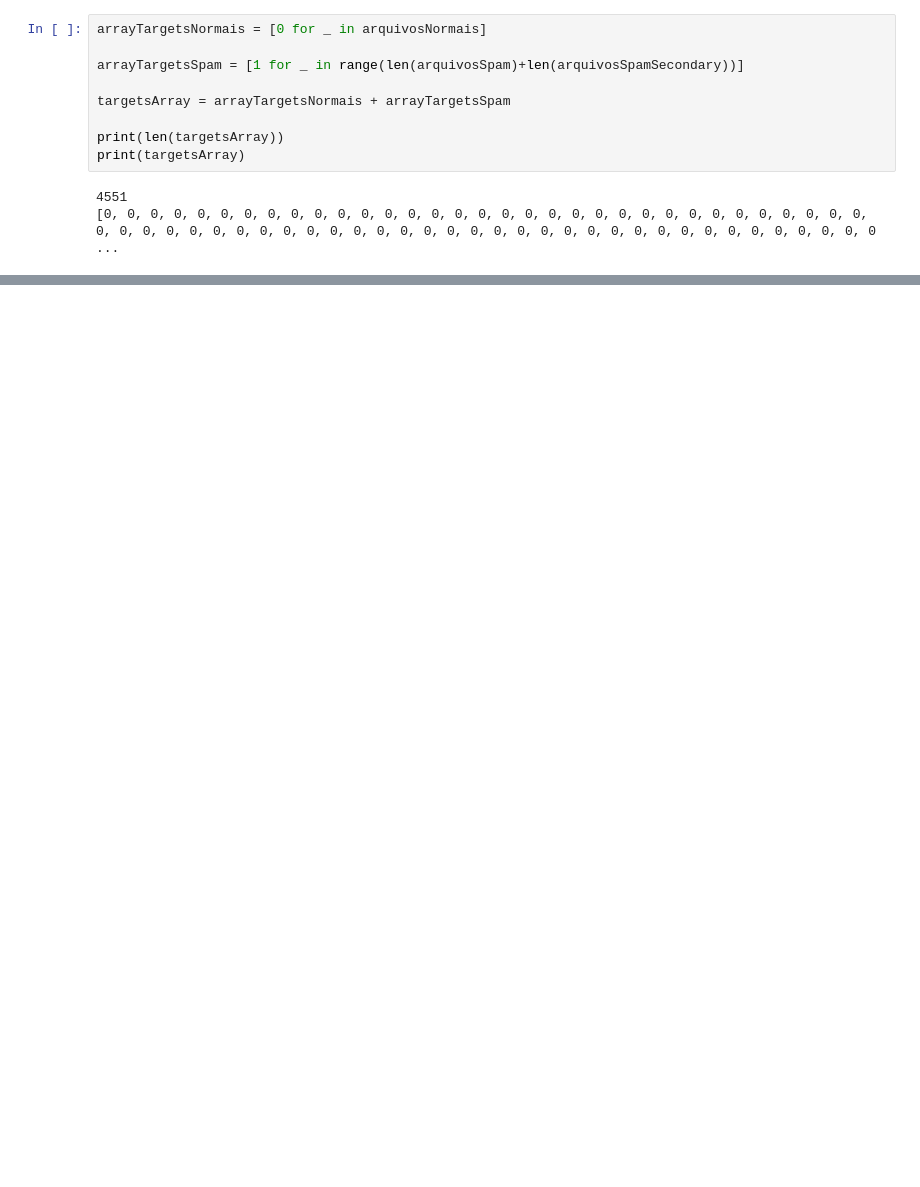
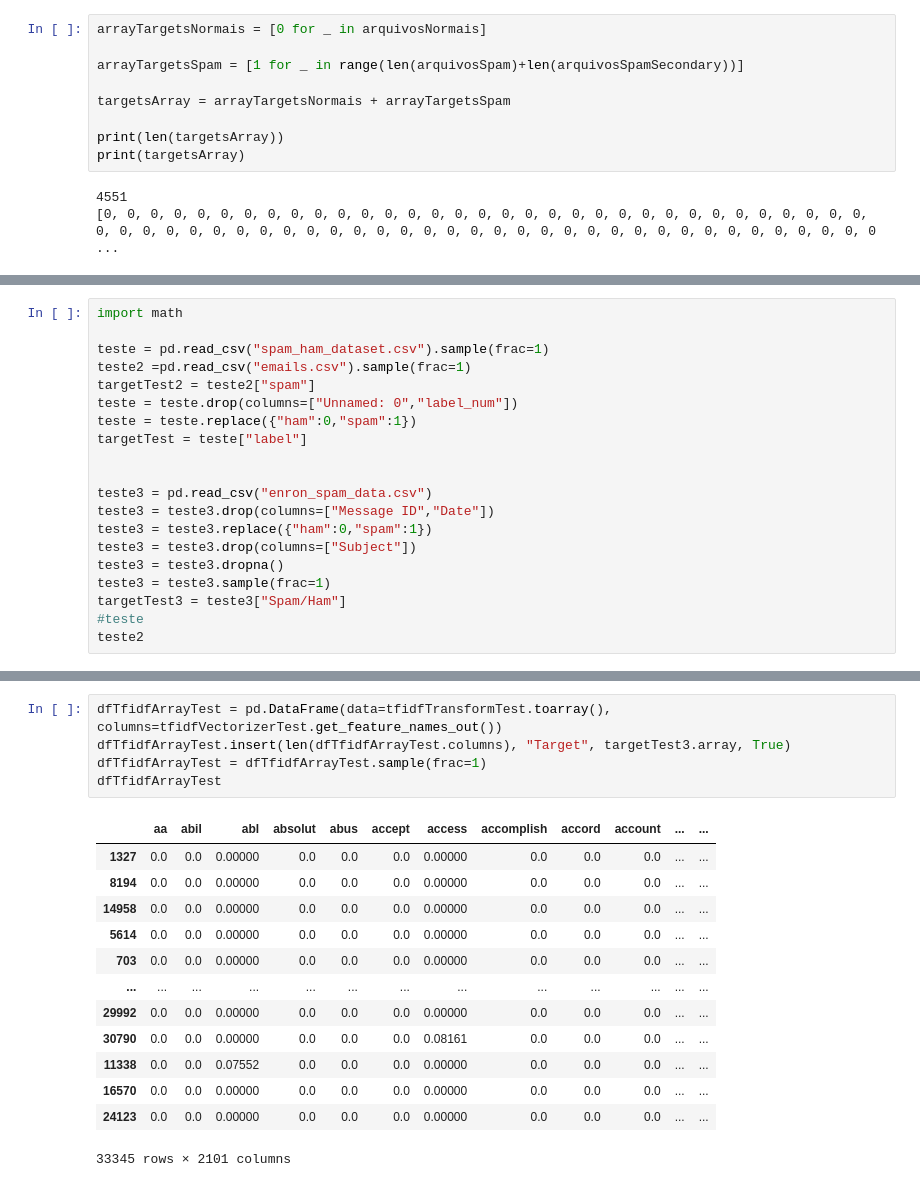
Before and after one commit to PlayerGhost/ciencia_de_dados_data_analysis, a Jupyter notebook: email_classification.ipynb, the cells around one changed output, grey strips where cells are left out. Drawn from its saved outputs; the diff is of its cells as text; blank space fills up the shorter version.

```diff
--- a/email_classification.ipynb
+++ b/email_classification.ipynb
@@ -357,0 +462,20 @@ plt.show()
+# %%
+import math
+
+teste = pd.read_csv("spam_ham_dataset.csv").sample(frac=1)
+teste2 =pd.read_csv("emails.csv").sample(frac=1)
+targetTest2 = teste2["spam"]
+teste = teste.drop(columns=["Unnamed: 0","label_num"])
+teste = teste.replace({"ham":0,"spam":1})
+targetTest = teste["label"]
+
+
+teste3 = pd.read_csv("enron_spam_data.csv")
+teste3 = teste3.drop(columns=["Message ID","Date"])
+teste3 = teste3.replace({"ham":0,"spam":1})
+teste3 = teste3.drop(columns=["Subject"])
+teste3 = teste3.dropna()
+teste3 = teste3.sample(frac=1)
+targetTest3 = teste3["Spam/Ham"]
+#teste
+teste2
@@ -357,0 +651,19 @@ plt.show()
+# %%
+dfTfidfArrayTest = pd.DataFrame(data=tfidfTransformTest.toarray(), columns=tfidfVectorizerTest.get_feature_names_out())
+dfTfidfArrayTest.insert(len(dfTfidfArrayTest.columns), "Target", targetTest3.array, True)
+dfTfidfArrayTest = dfTfidfArrayTest.sample(frac=1)
+dfTfidfArrayTest
+# %% [output]
+|  | aa | abil | abl | absolut | abus | accept | access | accomplish | accord | account | ... | ... |
+| 1327 | 0.0 | 0.0 | 0.00000 | 0.0 | 0.0 | 0.0 | 0.00000 | 0.0 | 0.0 | 0.0 | ... | ... |
+| 8194 | 0.0 | 0.0 | 0.00000 | 0.0 | 0.0 | 0.0 | 0.00000 | 0.0 | 0.0 | 0.0 | ... | ... |
+| 14958 | 0.0 | 0.0 | 0.00000 | 0.0 | 0.0 | 0.0 | 0.00000 | 0.0 | 0.0 | 0.0 | ... | ... |
+| 5614 | 0.0 | 0.0 | 0.00000 | 0.0 | 0.0 | 0.0 | 0.00000 | 0.0 | 0.0 | 0.0 | ... | ... |
+| 703 | 0.0 | 0.0 | 0.00000 | 0.0 | 0.0 | 0.0 | 0.00000 | 0.0 | 0.0 | 0.0 | ... | ... |
+| ... | ... | ... | ... | ... | ... | ... | ... | ... | ... | ... | ... | ... |
+| 29992 | 0.0 | 0.0 | 0.00000 | 0.0 | 0.0 | 0.0 | 0.00000 | 0.0 | 0.0 | 0.0 | ... | ... |
+| 30790 | 0.0 | 0.0 | 0.00000 | 0.0 | 0.0 | 0.0 | 0.08161 | 0.0 | 0.0 | 0.0 | ... | ... |
+| 11338 | 0.0 | 0.0 | 0.07552 | 0.0 | 0.0 | 0.0 | 0.00000 | 0.0 | 0.0 | 0.0 | ... | ... |
+| 16570 | 0.0 | 0.0 | 0.00000 | 0.0 | 0.0 | 0.0 | 0.00000 | 0.0 | 0.0 | 0.0 | ... | ... |
+| 24123 | 0.0 | 0.0 | 0.00000 | 0.0 | 0.0 | 0.0 | 0.00000 | 0.0 | 0.0 | 0.0 | ... | ... |
+33345 rows × 2101 columns
```
Also changed, not shown: parts of 59 cells of this notebook.
